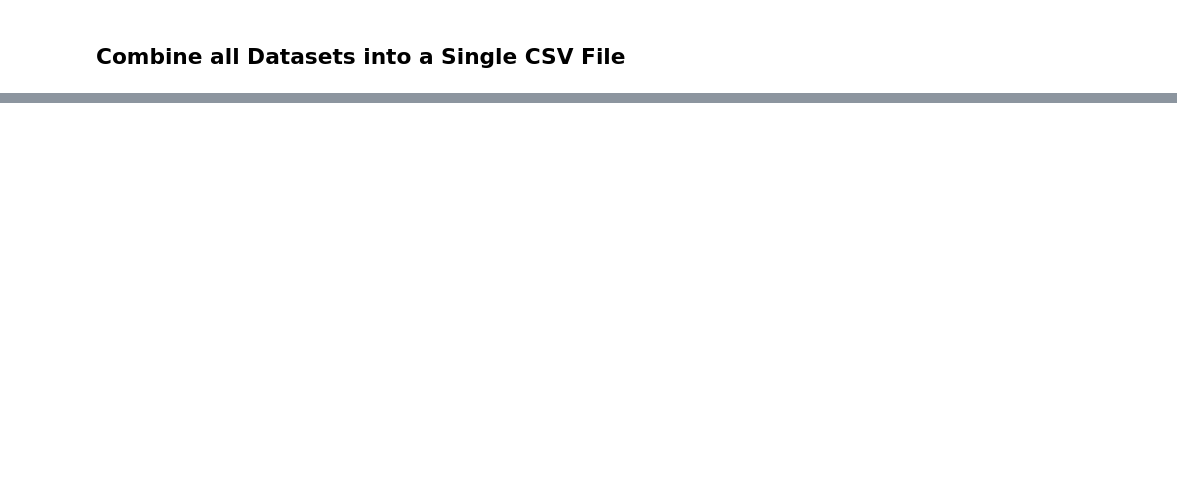
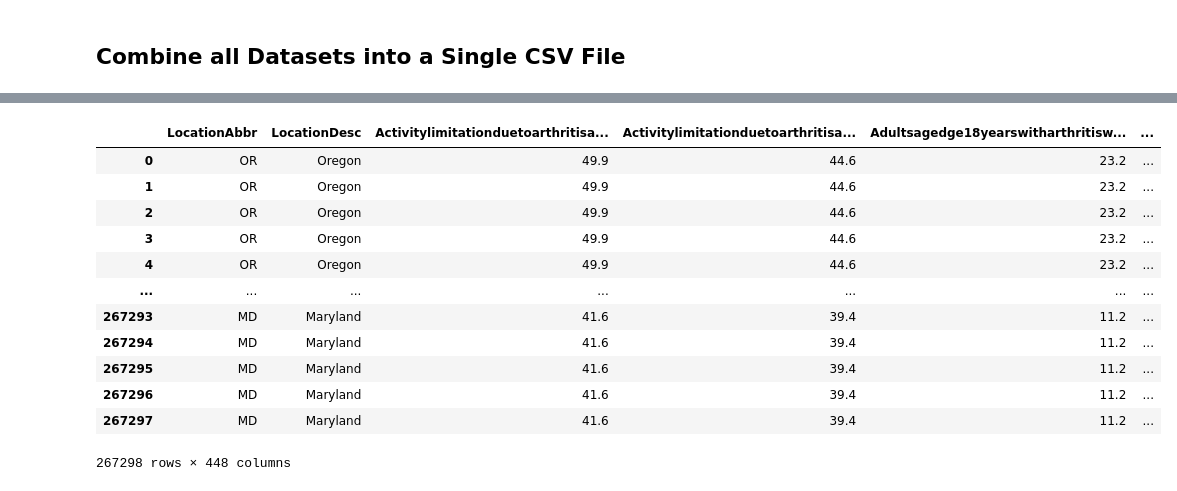
Before and after one commit to ChristopherHoward1/Public-Health-Tracker-Advisory-Chatbot, a Jupyter notebook: notebooks/EDA.ipynb, the cells around one changed output, grey strips where cells are left out. Saved outputs shown, nothing was run; the diff lists cells and outputs as text; code cells hidden in the pictures; blank space fills up the shorter version.

```diff
--- a/notebooks/EDA.ipynb
+++ b/notebooks/EDA.ipynb
@@ -699,0 +859,14 @@ FileNotFoundError: [Errno 2] No such file or directory: 'data/chronic_disease.cs
+# %%
+chronic_diseases_df = chronic_diseases_df.drop(columns=['Unnamed: 0'], errors='ignore')
+demographics_df = demographics_df.drop(columns=['Unnamed: 0'], errors='ignore')
+# %%
+chronic_diseases_df['LocationDesc'] = chronic_diseases_df['LocationDesc'].str.strip().str.title()
+demographics_df['STNAME'] = demographics_df['STNAME'].str.strip().str.title()
+# %%
+merged_df = pd.merge(
+    chronic_diseases_df,
+    demographics_df,
+    left_on='LocationDesc',
+    right_on='STNAME',
+    how='left'
+)
@@ -699,0 +883,36 @@ FileNotFoundError: [Errno 2] No such file or directory: 'data/chronic_disease.cs
+# %%
+# Ensure FIPS and fips are of the same type
+
+merged_df['FIPS'] = merged_df['FIPS'].fillna(-1).astype(int)  # Fill missing values with -1 and convert to int
+infectious_diseases_df['fips'] = infectious_diseases_df['fips'].astype(int)
+
+
+merged_df = pd.merge(
+    merged_df,
+    infectious_diseases_df,
+    left_on='FIPS',
+    right_on='fips',
+    how='inner'
+)
+# %%
+final_df = merged_df.merge(average_df, left_on='LocationAbbr', right_on='StateAbbr', how='left')
+
+# Drop the duplicate key column (if desired)
+final_df = final_df.drop(columns=['StateAbbr'])
+
+# Display the resulting dataframe
+final_df
+# %% [output]
+|  | LocationAbbr | LocationDesc | Activitylimitationduetoarthritisa... | Activitylimitationduetoarthritisa... | Adultsagedge18yearswitharthritisw... | ... |
+| 0 | OR | Oregon | 49.9 | 44.6 | 23.2 | ... |
+| 1 | OR | Oregon | 49.9 | 44.6 | 23.2 | ... |
+| 2 | OR | Oregon | 49.9 | 44.6 | 23.2 | ... |
+| 3 | OR | Oregon | 49.9 | 44.6 | 23.2 | ... |
+| 4 | OR | Oregon | 49.9 | 44.6 | 23.2 | ... |
+| ... | ... | ... | ... | ... | ... | ... |
+| 267293 | MD | Maryland | 41.6 | 39.4 | 11.2 | ... |
+| 267294 | MD | Maryland | 41.6 | 39.4 | 11.2 | ... |
+| 267295 | MD | Maryland | 41.6 | 39.4 | 11.2 | ... |
+| 267296 | MD | Maryland | 41.6 | 39.4 | 11.2 | ... |
+| 267297 | MD | Maryland | 41.6 | 39.4 | 11.2 | ... |
+267298 rows × 448 columns
```
Also changed, not shown: parts of 18 cells of this notebook, 6 other files.
